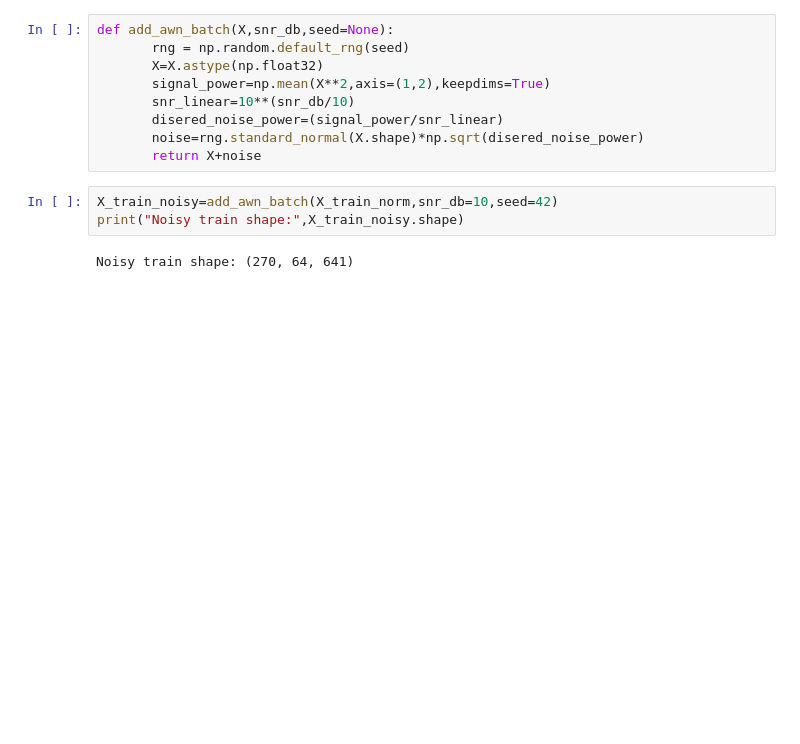
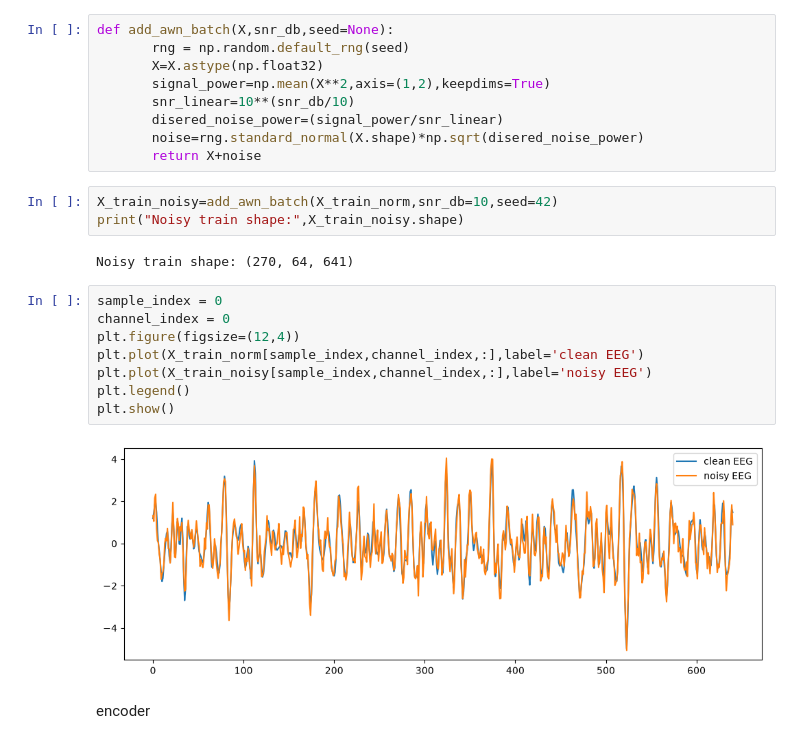
Before and after one commit to shovo896/RL_AAUB, a Jupyter notebook: signal_processing/class_4.ipynb, the cells around one changed output. Drawn from its saved outputs; the diff is of its cells as text; blank space fills up the shorter version.

```diff
--- a/signal_processing/class_4.ipynb
+++ b/signal_processing/class_4.ipynb
@@ -353,3 +353,15 @@ X_train_noisy=add_awn_batch(X_train_norm,snr_db=10,seed=42)
 print("Noisy train shape:",X_train_noisy.shape)
 # %% [output]
 Noisy train shape: (270, 64, 641)
+# %%
+sample_index = 0
+channel_index = 0
+plt.figure(figsize=(12,4))
+plt.plot(X_train_norm[sample_index,channel_index,:],label='clean EEG')
+plt.plot(X_train_noisy[sample_index,channel_index,:],label='noisy EEG')
+plt.legend()
+plt.show()
+# %% [output]
+[figure, added]
+# %% [markdown]
+encoder
```
Also changed, not shown: parts of 1 cell of this notebook.
